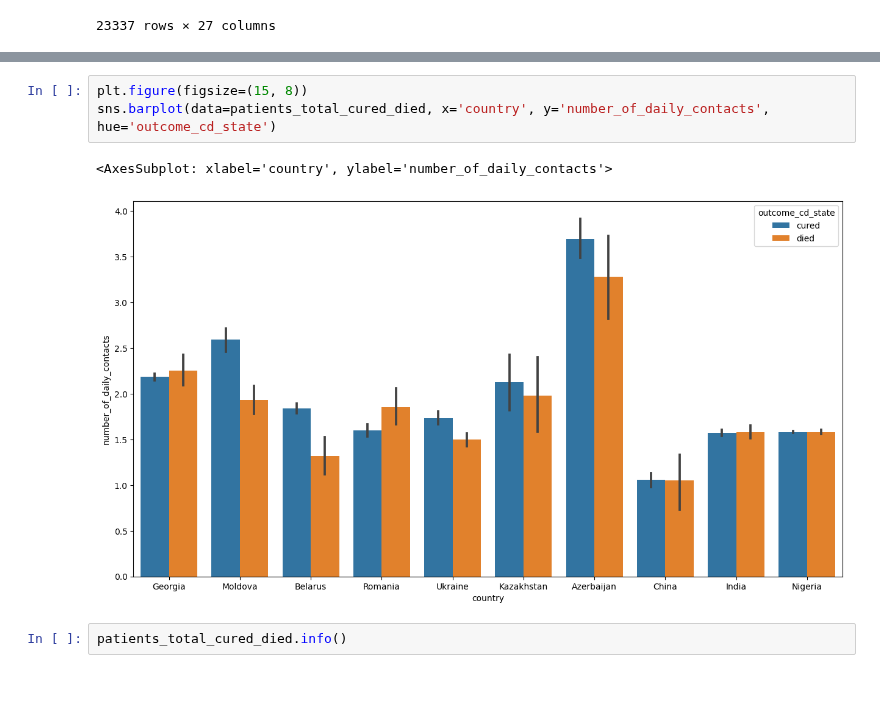
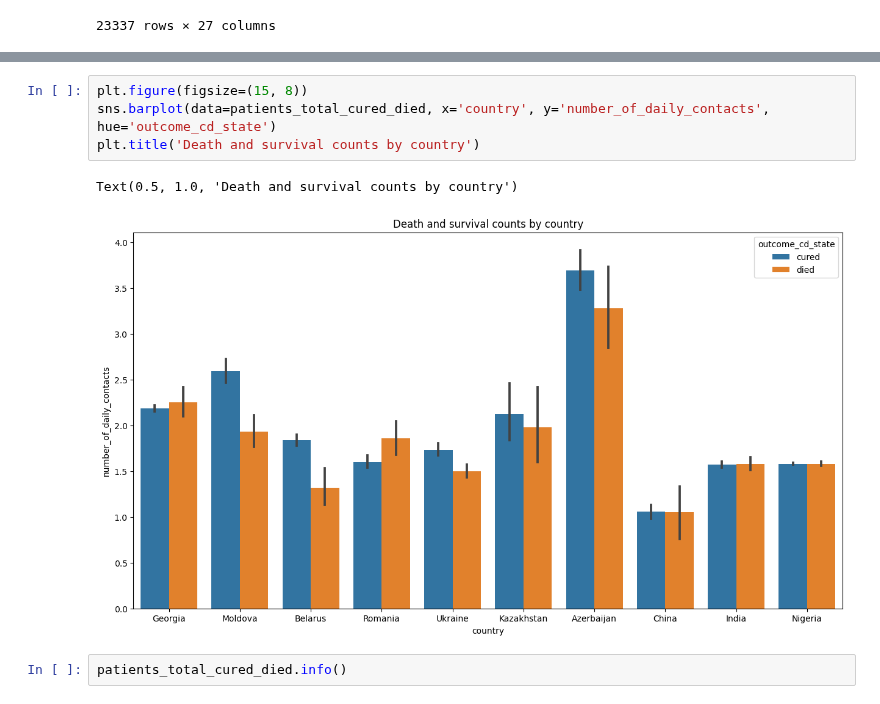
Before and after one commit to Taoheed-O/Tuberculosis_Survival_prediction, a Jupyter notebook: Data_analysis.ipynb, the cells around one changed output, grey strips where cells are left out. Drawn from its saved outputs; the diff is of its cells as text.

```diff
--- a/Data_analysis.ipynb
+++ b/Data_analysis.ipynb
@@ -793,9 +796,10 @@ sns.barplot(data=patients_total_cured_died, x='outcome_cd_state', y='age_of_onse
 # %%
 plt.figure(figsize=(15, 8))
 sns.barplot(data=patients_total_cured_died, x='country', y='number_of_daily_contacts', hue='outcome_cd_state')
+plt.title('Death and survival counts by country')
 # %% [output]
-<AxesSubplot: xlabel='country', ylabel='number_of_daily_contacts'>
+Text(0.5, 1.0, 'Death and survival counts by country')
-[figure, old version]
+[figure, new version]
 # %%
 patients_total_cured_died.info()
 # %% [output]
```
Also changed, not shown: parts of 3 cells of this notebook.
